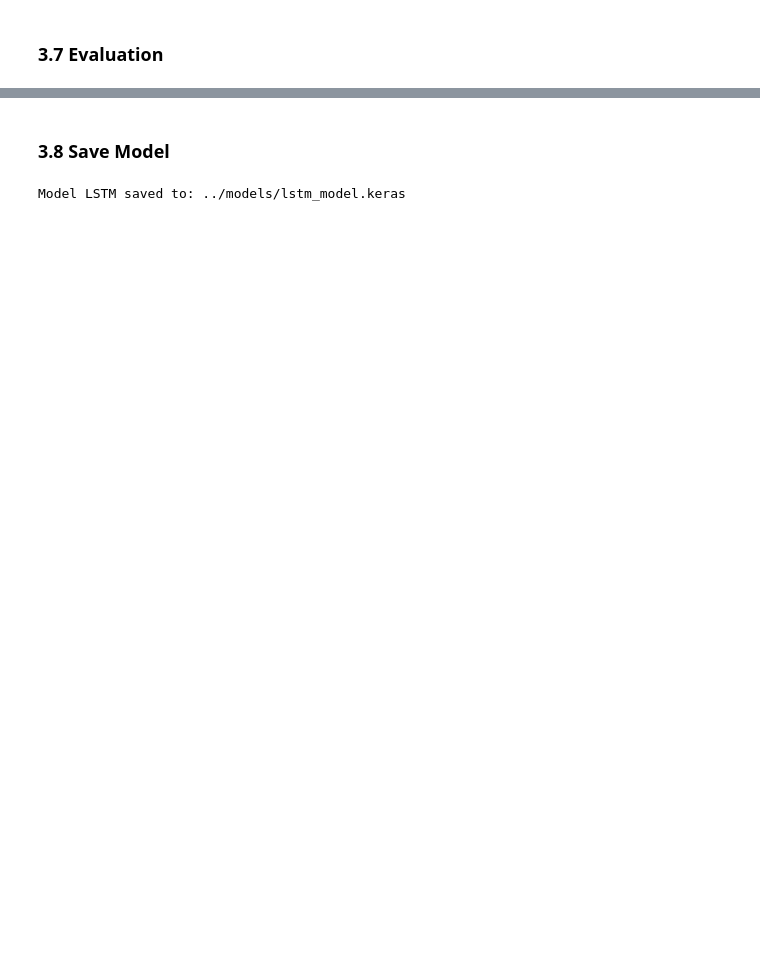
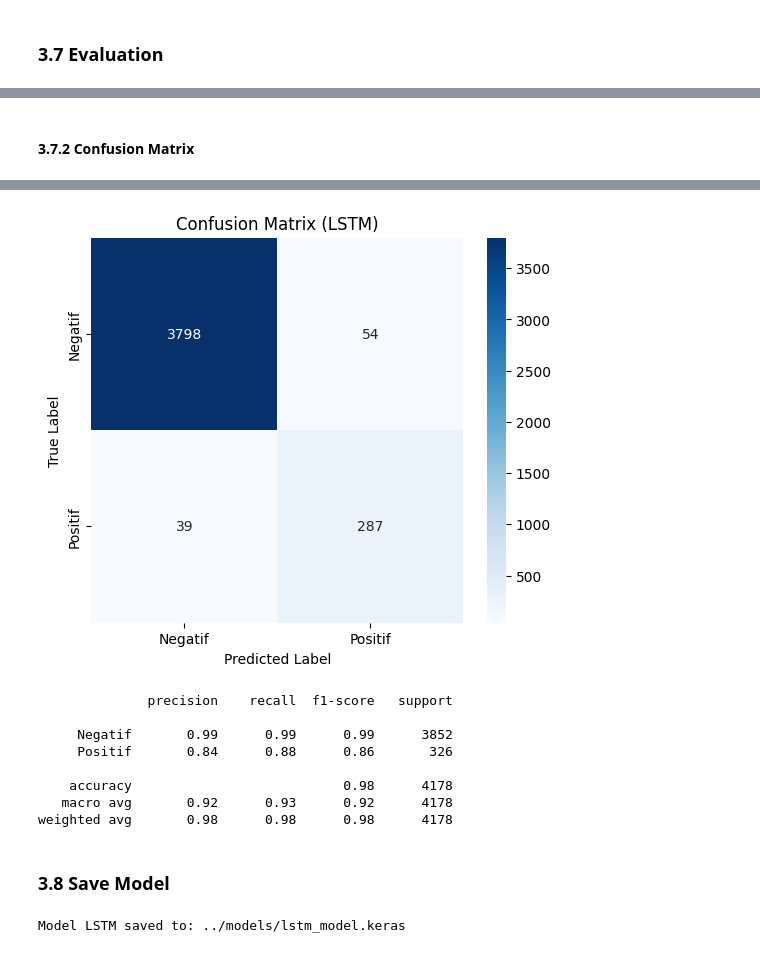
Before and after one commit to calistasalsabila/indonesian-hoax-detection-rf-rnn, a Jupyter notebook: notebook/03_modeling_tfidf_lstm.ipynb, the cells around one changed output, grey strips where cells are left out. Saved outputs shown, nothing was run; the diff lists cells and outputs as text; code cells hidden in the pictures; blank space fills up the shorter version.

```diff
--- a/notebook/03_modeling_tfidf_lstm.ipynb
+++ b/notebook/03_modeling_tfidf_lstm.ipynb
@@ -43 +36,11 @@ y_test        = pickle.load(open("../dataset/processed/02_after_FE/y_test.pkl",
+# %%
+# Wajib diubah ke NumPy Array float32 untuk Keras dan menghilangkan Attribute Error
+X_train_pad   = np.array(X_train_pad, dtype='float32')
+X_train_tfidf = np.array(X_train_tfidf, dtype='float32')
+X_test_pad    = np.array(X_test_pad, dtype='float32')
+X_test_tfidf  = np.array(X_test_tfidf, dtype='float32')
+
+# Label juga harus float32
+y_train = np.array(y_train, dtype='float32')
+y_test  = np.array(y_test, dtype='float32')
 # %% [markdown]
@@ -55,30 +65,30 @@ Shape y_test: (4120,)
 # %% [markdown]
 ### 3.4 Build LSTM Model with TF-IDF
 # %%
-# sequence for lstm
+# Sequence
 input_seq = Input(shape=(MAX_LEN,), name='input_sequence')
-x = Embedding(input_dim=VOCAB_SIZE, output_dim=128)(input_seq)
+
+x = Embedding(input_dim=VOCAB_SIZE, output_dim=64)(input_seq)
 
 x = LSTM(32)(x)
-
 x = Dropout(0.5)(x)
 
-# vektor TD-IDF
+# TF-IDF
 input_tfidf = Input(shape=(TFIDF_FEATURES,), name='input_tfidf')
 y = Dense(16, activation='relu')(input_tfidf)
+y = Dropout(0.3)(y) # Tambah dikit biar imbang sama sequence
 
-# concate
+# Concate
 combined = Concatenate()([x, y])
 
-# output layer
 z = Dense(32, activation="relu")(combined)
 z = Dropout(0.5)(z)
 output_layer = Dense(1, activation="sigmoid")(z)
 
-# define model
+# Define model
 model = Model(inputs=[input_seq, input_tfidf], outputs=output_layer)
 
-optimizer = Adam(learning_rate=0.0001)
+optimizer = AdamW(learning_rate=0.0001, weight_decay=0.004)
 
 model.compile(
     loss='binary_crossentropy',
@@ -176,0 +183,18 @@ Membuat plot training & validation loss...
+# %% [markdown]
+#### 3.7.2 Confusion Matrix
+# %%
+y_pred_prob = model.predict([X_test_pad, X_test_tfidf])
+y_pred = (y_pred_prob > 0.5).astype(int)
+
+cm = confusion_matrix(y_test, y_pred)
+plt.figure(figsize=(6, 5))
+sns.heatmap(cm, annot=True, fmt='d', cmap='Blues',
+            xticklabels=['Negatif', 'Positif'],
+            yticklabels=['Negatif', 'Positif'])
+plt.title('Confusion Matrix (LSTM)')
+plt.ylabel('True Label')
+plt.xlabel('Predicted Label')
+plt.show()
+
+print(classification_report(y_test, y_pred, target_names=['Negatif', 'Positif']))
+# %% [output]
@@ -177,3 +202,12 @@ Membuat plot training & validation loss...
+[figure, added]
+              precision    recall  f1-score   support
+
+     Negatif       0.99      0.99      0.99      3852
+     Positif       0.84      0.88      0.86       326
+
+    accuracy                           0.98      4178
+   macro avg       0.92      0.93      0.92      4178
+weighted avg       0.98      0.98      0.98      4178
 # %% [markdown]
 ### 3.8 Save Model
 # %%
```
Also changed, not shown: parts of 19 cells of this notebook, 6 other files.
